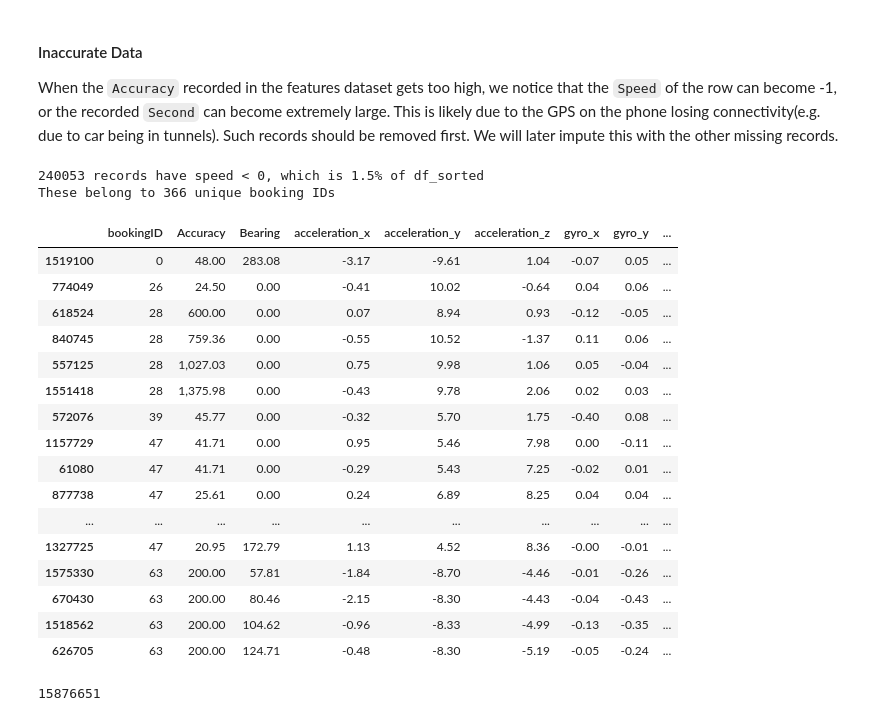
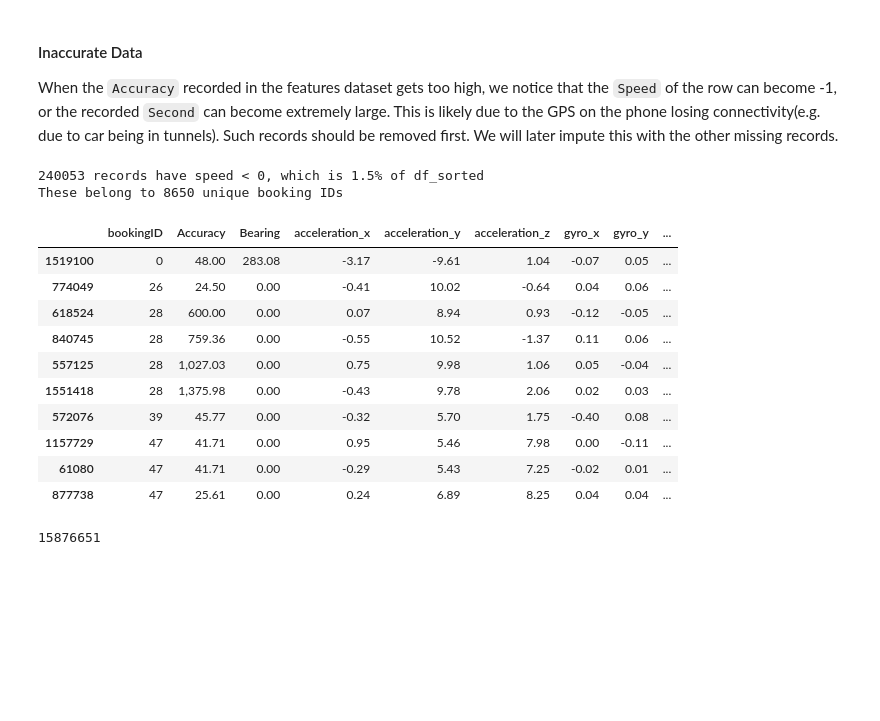
Before and after one commit to gerpang/AMLProject_GrabSafety, a Jupyter notebook: notebooks/1DataPrep.ipynb, the cells around one changed output. Saved outputs shown, nothing was run; the diff lists cells and outputs as text; code cells hidden in the pictures; blank space fills up the shorter version.

```diff
--- a/notebooks/1DataPrep.ipynb
+++ b/notebooks/1DataPrep.ipynb
@@ -99,28 +99,22 @@ df_sorted = df_clean.sort_values(['bookingID','second']).copy()
 #### Inaccurate Data
 When the `Accuracy` recorded in the features dataset gets too high, we notice that the `Speed` of the row can become -1, or the recorded `Second` can become extremely large. This is likely due to the GPS on the phone losing connectivity(e.g. due to car being in tunnels). Such records should be removed first. We will later impute this with the other missing records.
 # %%
-negative_records = df_sorted[df_sorted.Speed < 0]
-print('{} records have speed < 0, which is {:.2}% of df_sorted'.format(len(negative_records), len(negative_records) / len(df_sorted) * 100))
-print('These belong to {} unique booking IDs'.format(len(negative_records.bookingID.value_counts().unique())))
-df_sorted[(df_sorted.Speed < 0) & (df_sorted.Accuracy > 20)].head(20)
+# negative_records = df_sorted[df_sorted.Speed < 0]
+# print('{} records have speed < 0, which is {:.2}% of df_sorted'.format(len(negative_records), len(negative_records) / len(df_sorted) * 100))
+# print('These belong to {} unique booking IDs'.format(len(negative_records.bookingID.unique())))
+# df_sorted[(df_sorted.Speed < 0) & (df_sorted.Accuracy > 20)].head(10)
 # %% [output]
 240053 records have speed < 0, which is 1.5% of df_sorted
-These belong to 366 unique booking IDs
+These belong to 8650 unique booking IDs
 |  | bookingID | Accuracy | Bearing | acceleration_x | acceleration_y | acceleration_z | gyro_x | gyro_y | ... |
 | 1519100 | 0 | 48.00 | 283.08 | -3.17 | -9.61 | 1.04 | -0.07 | 0.05 | ... |
 | 774049 | 26 | 24.50 | 0.00 | -0.41 | 10.02 | -0.64 | 0.04 | 0.06 | ... |
 | 618524 | 28 | 600.00 | 0.00 | 0.07 | 8.94 | 0.93 | -0.12 | -0.05 | ... |
 | 840745 | 28 | 759.36 | 0.00 | -0.55 | 10.52 | -1.37 | 0.11 | 0.06 | ... |
 | 557125 | 28 | 1,027.03 | 0.00 | 0.75 | 9.98 | 1.06 | 0.05 | -0.04 | ... |
 | 1551418 | 28 | 1,375.98 | 0.00 | -0.43 | 9.78 | 2.06 | 0.02 | 0.03 | ... |
 | 572076 | 39 | 45.77 | 0.00 | -0.32 | 5.70 | 1.75 | -0.40 | 0.08 | ... |
 | 1157729 | 47 | 41.71 | 0.00 | 0.95 | 5.46 | 7.98 | 0.00 | -0.11 | ... |
 | 61080 | 47 | 41.71 | 0.00 | -0.29 | 5.43 | 7.25 | -0.02 | 0.01 | ... |
 | 877738 | 47 | 25.61 | 0.00 | 0.24 | 6.89 | 8.25 | 0.04 | 0.04 | ... |
-| ... | ... | ... | ... | ... | ... | ... | ... | ... | ... |
-| 1327725 | 47 | 20.95 | 172.79 | 1.13 | 4.52 | 8.36 | -0.00 | -0.01 | ... |
-| 1575330 | 63 | 200.00 | 57.81 | -1.84 | -8.70 | -4.46 | -0.01 | -0.26 | ... |
-| 670430 | 63 | 200.00 | 80.46 | -2.15 | -8.30 | -4.43 | -0.04 | -0.43 | ... |
-| 1518562 | 63 | 200.00 | 104.62 | -0.96 | -8.33 | -4.99 | -0.13 | -0.35 | ... |
-| 626705 | 63 | 200.00 | 124.71 | -0.48 | -8.30 | -5.19 | -0.05 | -0.24 | ... |
 # %%
```
Also changed, not shown: parts of 30 cells of this notebook, 2 other files.
